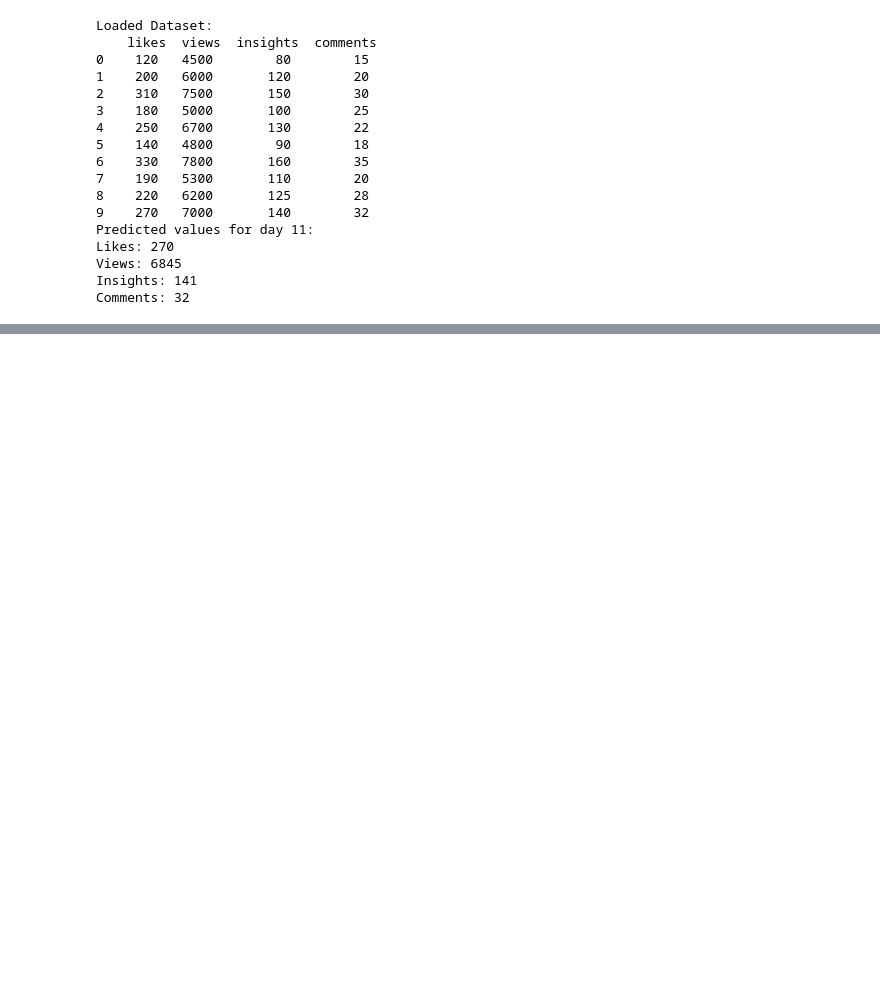
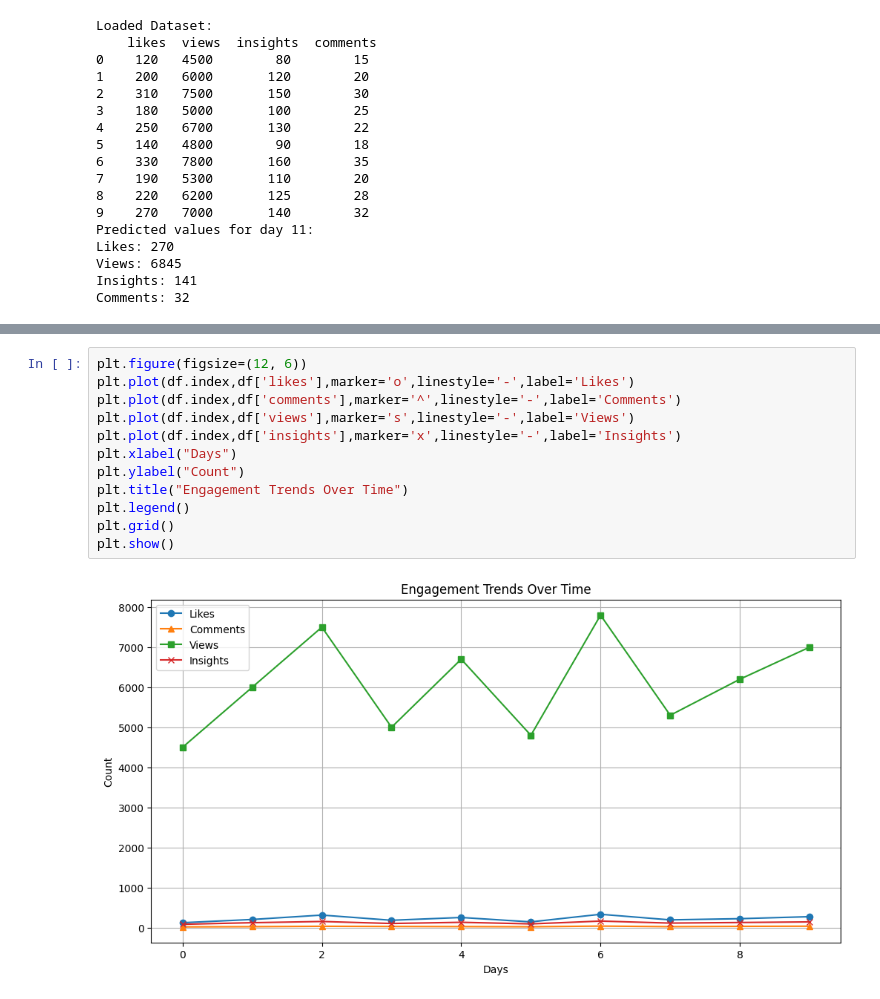
Before and after one commit to Khanz9664/InstagramScrapping, a Jupyter notebook: data.ipynb, the cells around one changed output, grey strips where cells are left out. Cells and saved outputs as stored; diff of their text form; blank space fills up the shorter version.

Commit message:
graphs added

```diff
--- a/data.ipynb
+++ b/data.ipynb
@@ -77,0 +98,14 @@ Note: you may need to restart the kernel to use updated packages.
+# %%
+plt.figure(figsize=(12, 6))
+plt.plot(df.index,df['likes'],marker='o',linestyle='-',label='Likes')
+plt.plot(df.index,df['comments'],marker='^',linestyle='-',label='Comments')
+plt.plot(df.index,df['views'],marker='s',linestyle='-',label='Views')
+plt.plot(df.index,df['insights'],marker='x',linestyle='-',label='Insights')
+plt.xlabel("Days")
+plt.ylabel("Count")
+plt.title("Engagement Trends Over Time")
+plt.legend()
+plt.grid()
+plt.show()
+# %% [output]
+[figure, added]
```
Also changed, not shown: parts of 7 cells of this notebook, 1 other file.
